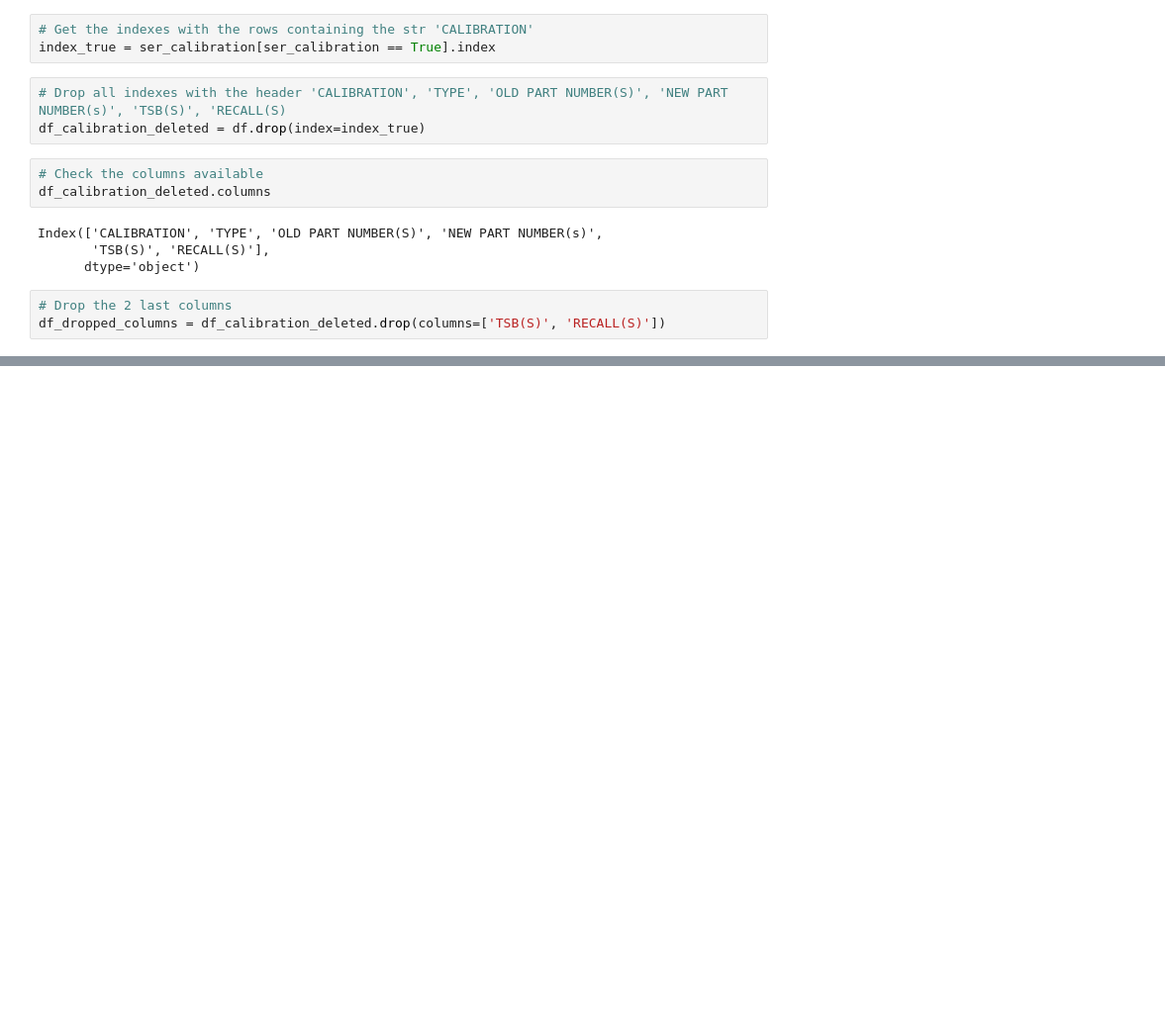
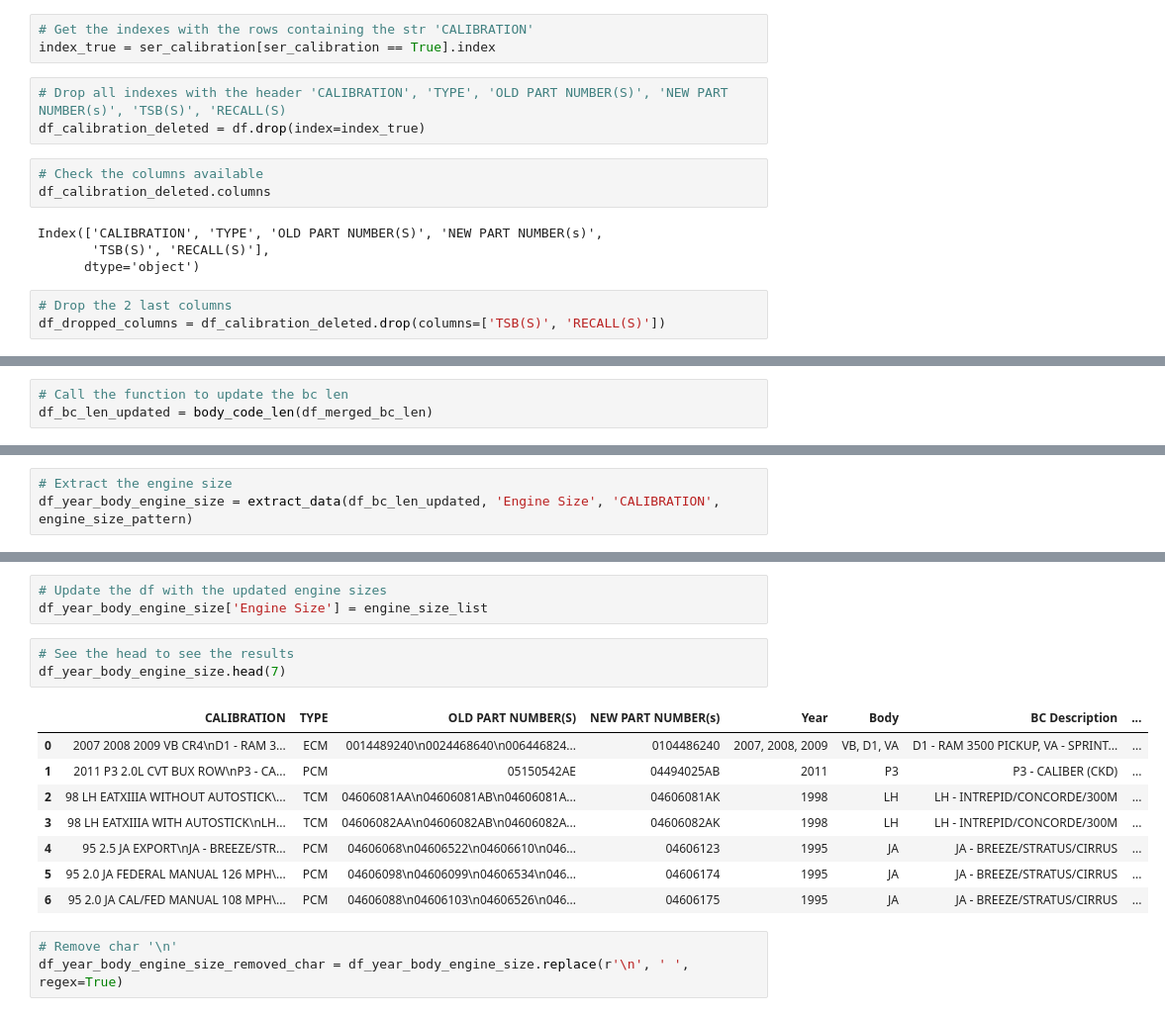
Before and after one commit to hydra-code-repository/pdf_data_extract, a Jupyter notebook: notebook/pdf_extract.ipynb, the cells around one changed output, grey strips where cells are left out. Shown at 99% size. Cells and saved outputs as stored; diff of their text form; blank space fills up the shorter version.

```diff
--- a/notebook/pdf_extract.ipynb
+++ b/notebook/pdf_extract.ipynb
@@ -112,0 +489,3 @@ df_dropped_columns.to_excel('C:\Language_Projects\Language_Projects\Python\Flags
+# %%
+# Call the function to update the bc len
+df_bc_len_updated = body_code_len(df_merged_bc_len)
@@ -112,0 +527,3 @@ df_dropped_columns.to_excel('C:\Language_Projects\Language_Projects\Python\Flags
+# %%
+# Extract the engine size
+df_year_body_engine_size = extract_data(df_bc_len_updated, 'Engine Size', 'CALIBRATION', engine_size_pattern)
@@ -112,0 +551,18 @@ df_dropped_columns.to_excel('C:\Language_Projects\Language_Projects\Python\Flags
+# %%
+# Update the df with the updated engine sizes
+df_year_body_engine_size['Engine Size'] = engine_size_list
+# %%
+# See the head to see the results
+df_year_body_engine_size.head(7)
+# %% [output]
+|  | CALIBRATION | TYPE | OLD PART NUMBER(S) | NEW PART NUMBER(s) | Year | Body | BC Description | ... |
+| 0 | 2007 2008 2009 VB CR4\nD1 - RAM 3... | ECM | 0014489240\n0024468640\n006446824... | 0104486240 | 2007, 2008, 2009 | VB, D1, VA | D1 - RAM 3500 PICKUP, VA - SPRINT... | ... |
+| 1 | 2011 P3 2.0L CVT BUX ROW\nP3 - CA... | PCM | 05150542AE | 04494025AB | 2011 | P3 | P3 - CALIBER (CKD) | ... |
+| 2 | 98 LH EATXIIIA WITHOUT AUTOSTICK\... | TCM | 04606081AA\n04606081AB\n04606081A... | 04606081AK | 1998 | LH | LH - INTREPID/CONCORDE/300M | ... |
+| 3 | 98 LH EATXIIIA WITH AUTOSTICK\nLH... | TCM | 04606082AA\n04606082AB\n04606082A... | 04606082AK | 1998 | LH | LH - INTREPID/CONCORDE/300M | ... |
+| 4 | 95 2.5 JA EXPORT\nJA - BREEZE/STR... | PCM | 04606068\n04606522\n04606610\n046... | 04606123 | 1995 | JA | JA - BREEZE/STRATUS/CIRRUS | ... |
+| 5 | 95 2.0 JA FEDERAL MANUAL 126 MPH\... | PCM | 04606098\n04606099\n04606534\n046... | 04606174 | 1995 | JA | JA - BREEZE/STRATUS/CIRRUS | ... |
+| 6 | 95 2.0 JA CAL/FED MANUAL 108 MPH\... | PCM | 04606088\n04606103\n04606526\n046... | 04606175 | 1995 | JA | JA - BREEZE/STRATUS/CIRRUS | ... |
+# %%
+# Remove char '\n'
+df_year_body_engine_size_removed_char = df_year_body_engine_size.replace(r'\n', ' ', regex=True)
```
Also changed, not shown: parts of 88 cells of this notebook, 2 other files.
